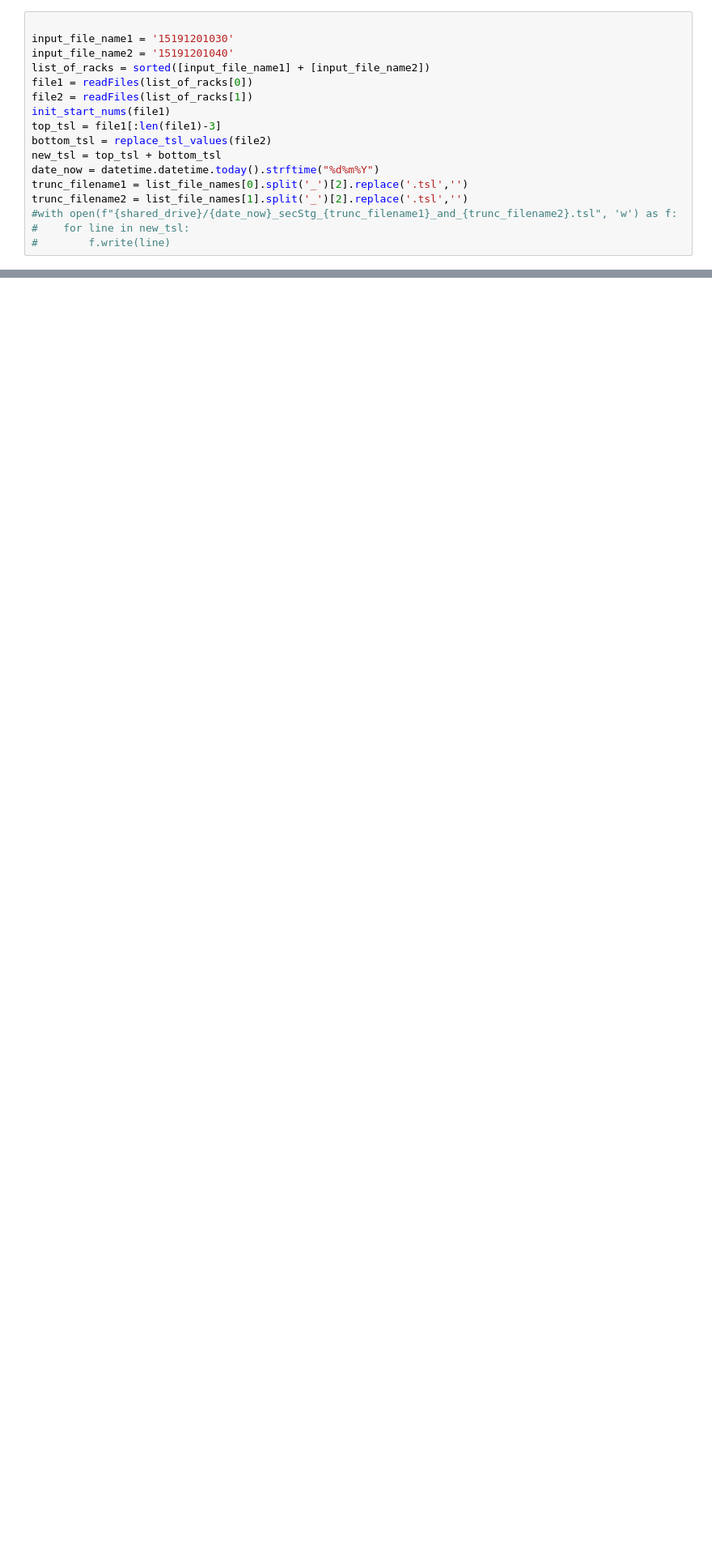
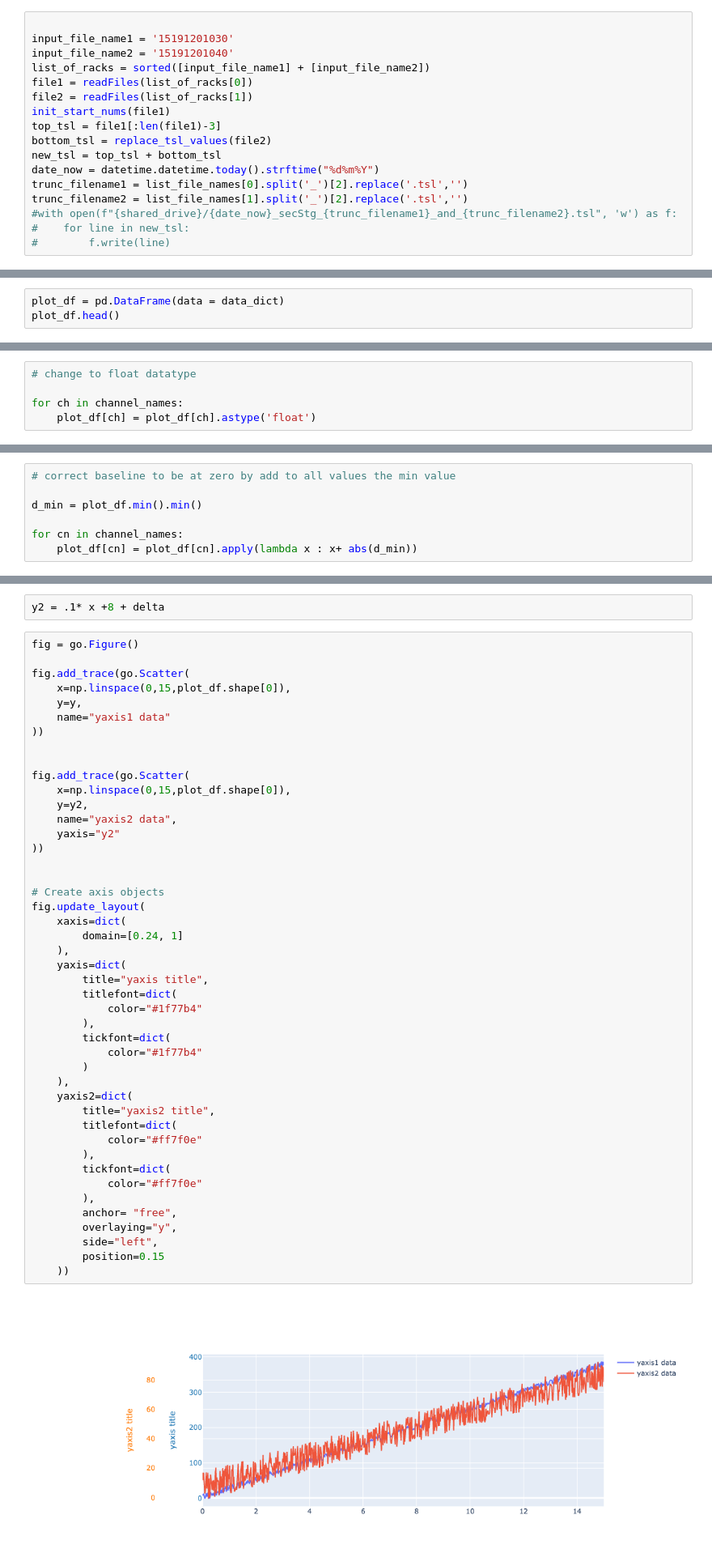
Before and after one commit to sktrinh12/gilson_combine_wrklst, a Jupyter notebook: gilson_wkrlst_testing.ipynb, the cells around one changed output, grey strips where cells are left out. Shown: that part at 81% size. Saved outputs shown, nothing was run; the diff lists cells and outputs as text; blank space fills up the shorter version.

```diff
--- a/gilson_wkrlst_testing.ipynb
+++ b/gilson_wkrlst_testing.ipynb
@@ -104,0 +162,3 @@ file1
+# %%
+plot_df = pd.DataFrame(data = data_dict)
+plot_df.head()
@@ -104,0 +172,5 @@ file1
+# %%
+# change to float datatype
+
+for ch in channel_names:
+    plot_df[ch] = plot_df[ch].astype('float')
@@ -104,0 +354,7 @@ file1
+# %%
+# correct baseline to be at zero by add to all values the min value
+
+d_min = plot_df.min().min()
+
+for cn in channel_names:
+    plot_df[cn] = plot_df[cn].apply(lambda x : x+ abs(d_min))
@@ -104,0 +421,49 @@ file1
+# %%
+y2 = .1* x +8 + delta
+# %%
+fig = go.Figure()
+
+fig.add_trace(go.Scatter(
+    x=np.linspace(0,15,plot_df.shape[0]),
+    y=y,
+    name="yaxis1 data"
+))
+
+
+fig.add_trace(go.Scatter(
+    x=np.linspace(0,15,plot_df.shape[0]),
+    y=y2,
+    name="yaxis2 data",
+    yaxis="y2"
+))
+
+
+# Create axis objects
+fig.update_layout(
+    xaxis=dict(
+        domain=[0.24, 1]
+    ),
+    yaxis=dict(
+        title="yaxis title",
+        titlefont=dict(
+            color="#1f77b4"
+        ),
+        tickfont=dict(
+            color="#1f77b4"
+        )
+    ),
+    yaxis2=dict(
+        title="yaxis2 title",
+        titlefont=dict(
+            color="#ff7f0e"
+        ),
+        tickfont=dict(
+            color="#ff7f0e"
+        ),
+        anchor= "free",
+        overlaying="y",
+        side="left",
+        position=0.15
+    ))
+# %% [output]
+[figure, added]
```
Also changed, not shown: parts of 37 cells of this notebook.
